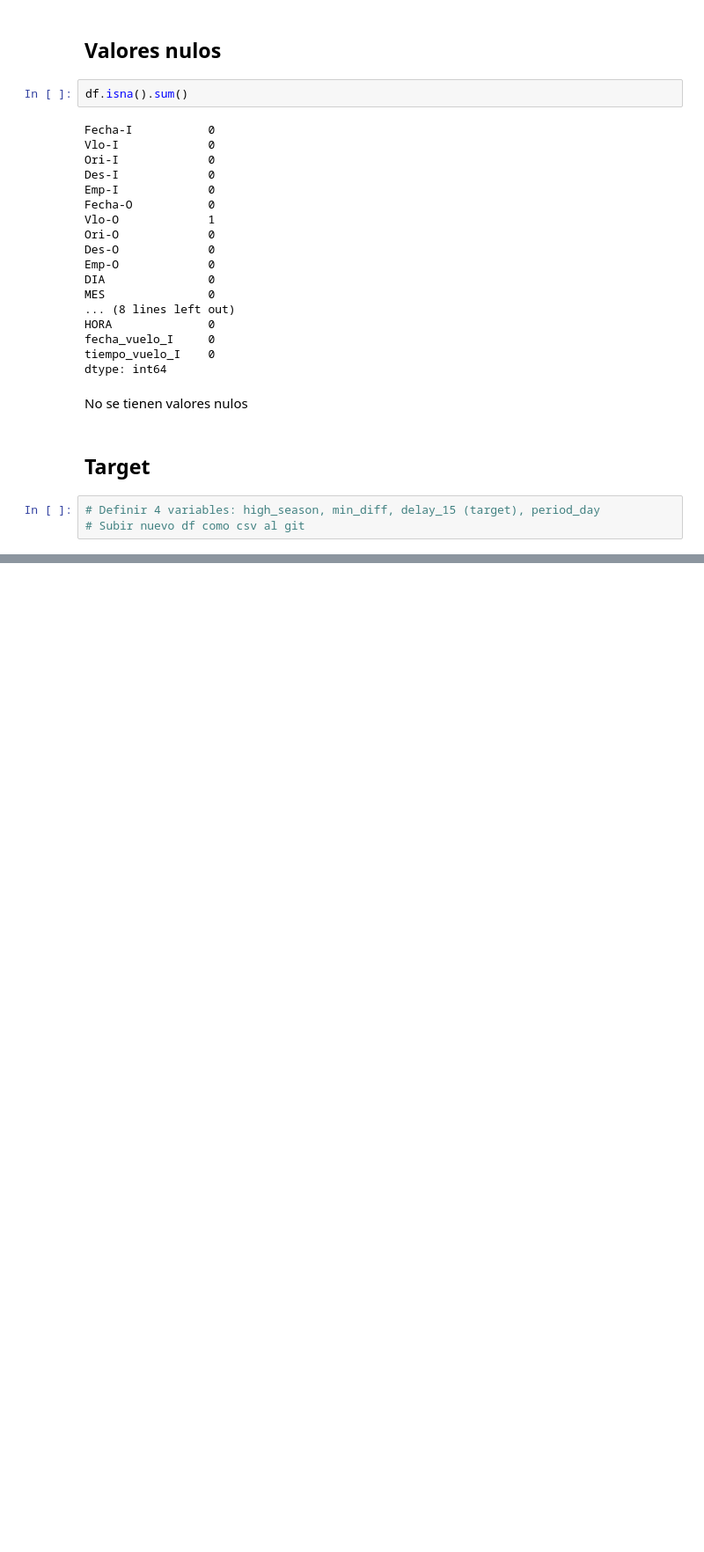
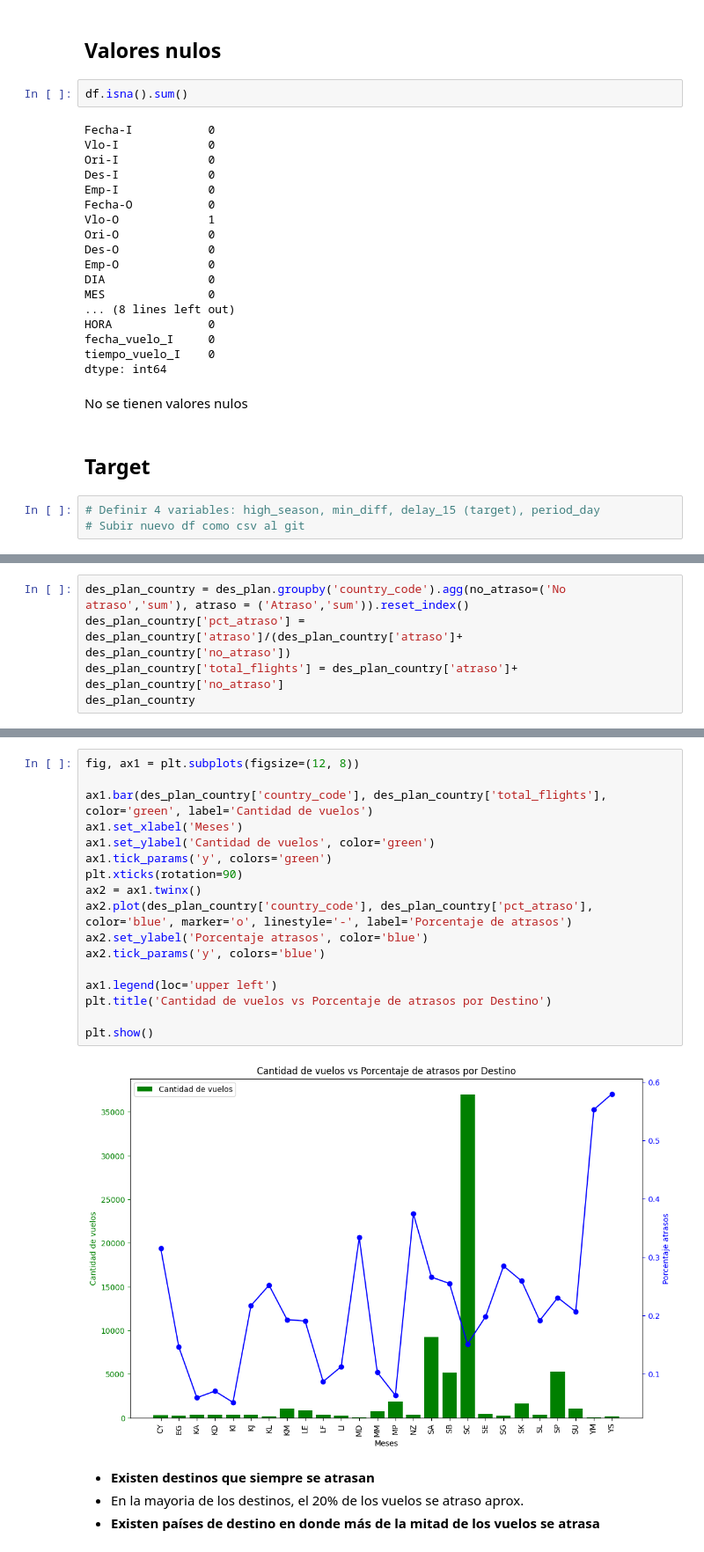
Before and after one commit to josecantog/latam_challenge, a Jupyter notebook: solution.ipynb, the cells around one changed output, grey strips where cells are left out. Shown at 88% size. Drawn from its saved outputs; the diff is of its cells as text; blank space fills up the shorter version.

```diff
--- a/solution.ipynb
+++ b/solution.ipynb
@@ -544,0 +737,5 @@ No se tienen valores nulos
+# %%
+des_plan_country = des_plan.groupby('country_code').agg(no_atraso=('No atraso','sum'), atraso = ('Atraso','sum')).reset_index()
+des_plan_country['pct_atraso'] = des_plan_country['atraso']/(des_plan_country['atraso']+ des_plan_country['no_atraso'])
+des_plan_country['total_flights'] = des_plan_country['atraso']+ des_plan_country['no_atraso']
+des_plan_country
@@ -544,0 +760,23 @@ No se tienen valores nulos
+# %%
+fig, ax1 = plt.subplots(figsize=(12, 8))
+
+ax1.bar(des_plan_country['country_code'], des_plan_country['total_flights'], color='green', label='Cantidad de vuelos')
+ax1.set_xlabel('Meses')
+ax1.set_ylabel('Cantidad de vuelos', color='green')
+ax1.tick_params('y', colors='green')
+plt.xticks(rotation=90)
+ax2 = ax1.twinx()
+ax2.plot(des_plan_country['country_code'], des_plan_country['pct_atraso'], color='blue', marker='o', linestyle='-', label='Porcentaje de atrasos')
+ax2.set_ylabel('Porcentaje atrasos', color='blue')
+ax2.tick_params('y', colors='blue')
+
+ax1.legend(loc='upper left')
+plt.title('Cantidad de vuelos vs Porcentaje de atrasos por Destino')
+
+plt.show()
+# %% [output]
+[figure, added]
+# %% [markdown]
+- **Existen destinos que siempre se atrasan**
+- En la mayoria de los destinos, el 20% de los vuelos se atraso aprox.
+- **Existen países de destino en donde más de la mitad de los vuelos se atrasa**
```
Also changed, not shown: parts of 62 cells of this notebook.
